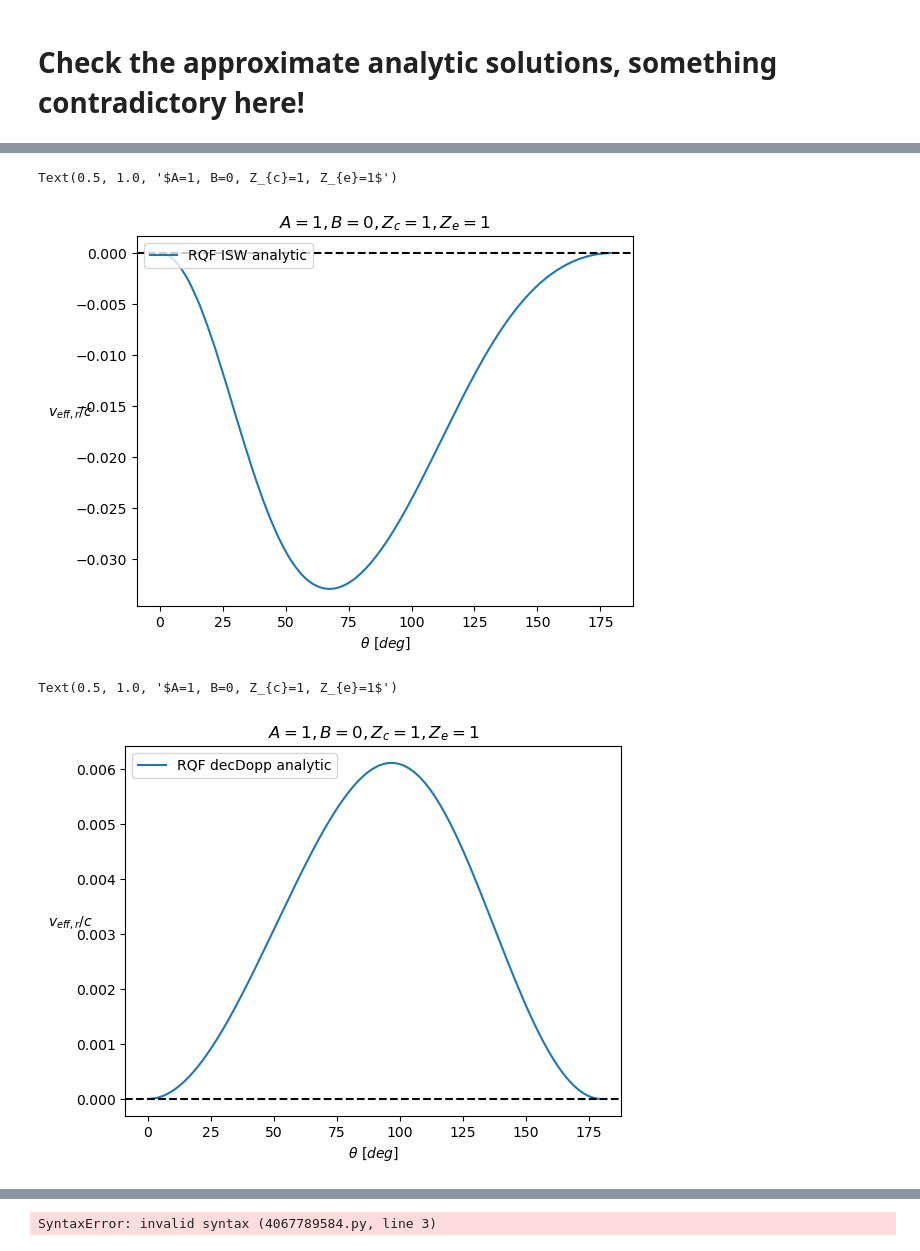
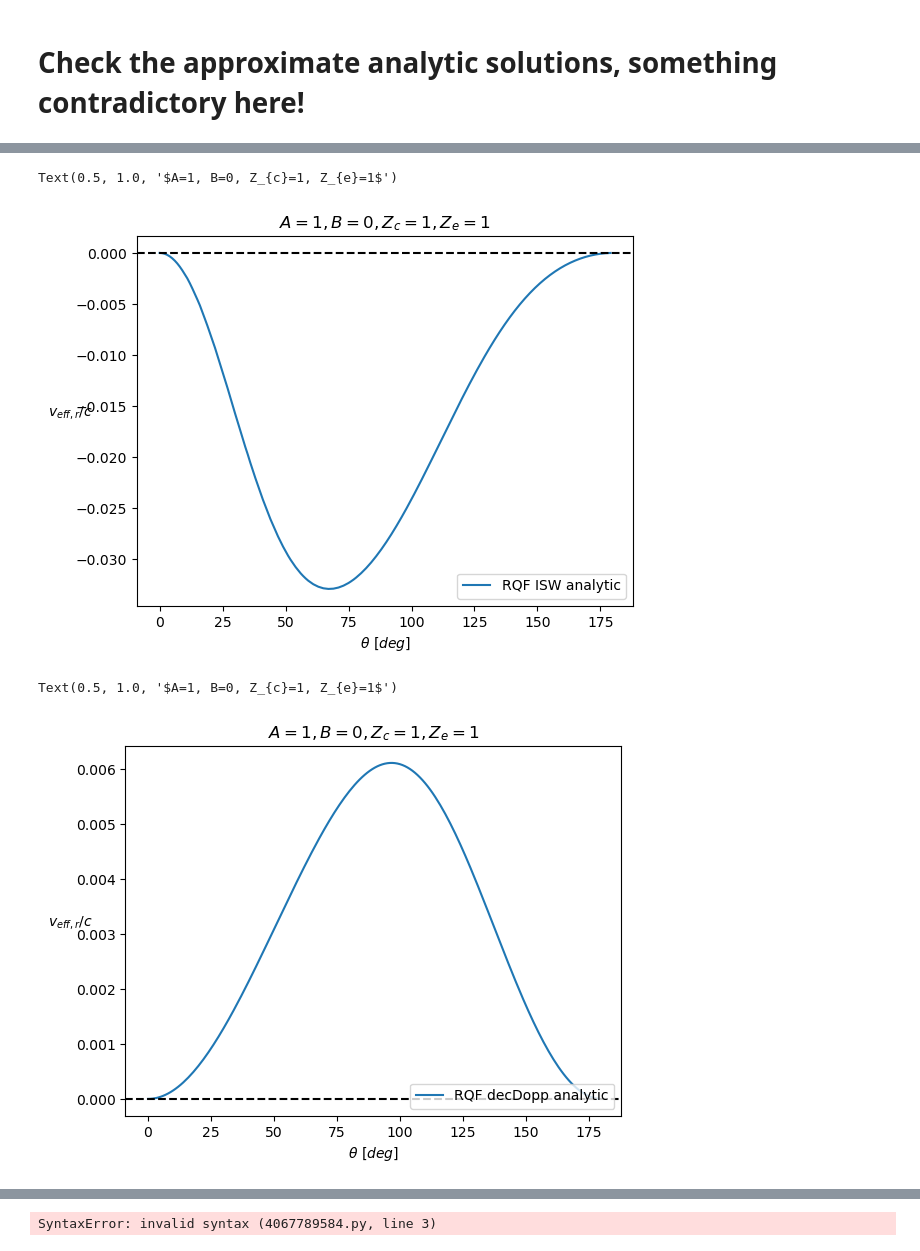
Before and after one commit to catketchup/ReCCO, a Jupyter notebook: code/Pylian_test.ipynb, the cells around one changed output, grey strips where cells are left out. Saved outputs shown, nothing was run; the diff lists cells and outputs as text; code cells hidden in the pictures.

```diff
--- a/code/Pylian_test.ipynb
+++ b/code/Pylian_test.ipynb
@@ -1030,28 +1074,28 @@ plt.plot(theta_e_deg, BC.Approx_RQF_ISW(theta_e), label='RQF ISW analytic')
 
 plt.xlabel(r'$\theta\ [deg]$')
 plt.ylabel(r'$v_{eff, r}/c$', rotation=0)
-plt.legend(loc='upper left')
+plt.legend(loc='lower right')
 plt.axhline(y=0, c='k', linestyle='--')
 plt.title(r'$A=%s, B=%s, Z_{c}=%s, Z_{e}=%s$'%(A, B, z_c, Z_e))
 # %% [output]
 Text(0.5, 1.0, '$A=1, B=0, Z_{c}=1, Z_{e}=1$')
-[figure, old version]
+[figure, new version]
 # %%
 import bubble_collision as bc
 importlib.reload(bc)
 
 BC = bc.BubbleCollision_Veff(A, B, z_c, Z_e, Omega_b, Omega_c, w, wa, Omega_K, h)
 
 plt.plot(theta_e_deg, BC.Approx_RQF_decDopp(theta_e), label='RQF decDopp analytic')
 
 plt.xlabel(r'$\theta\ [deg]$')
 plt.ylabel(r'$v_{eff, r}/c$', rotation=0)
-plt.legend(loc='upper left')
+plt.legend(loc='lower right')
 plt.axhline(y=0, c='k', linestyle='--')
 plt.title(r'$A=%s, B=%s, Z_{c}=%s, Z_{e}=%s$'%(A, B, z_c, Z_e))
 # %% [output]
 Text(0.5, 1.0, '$A=1, B=0, Z_{c}=1, Z_{e}=1$')
-[figure, old version]
+[figure, new version]
 # %%
 import bubble_collision as bc
 importlib.reload(bc)
```
Also changed, not shown: parts of 28 cells of this notebook, 4 other files.
